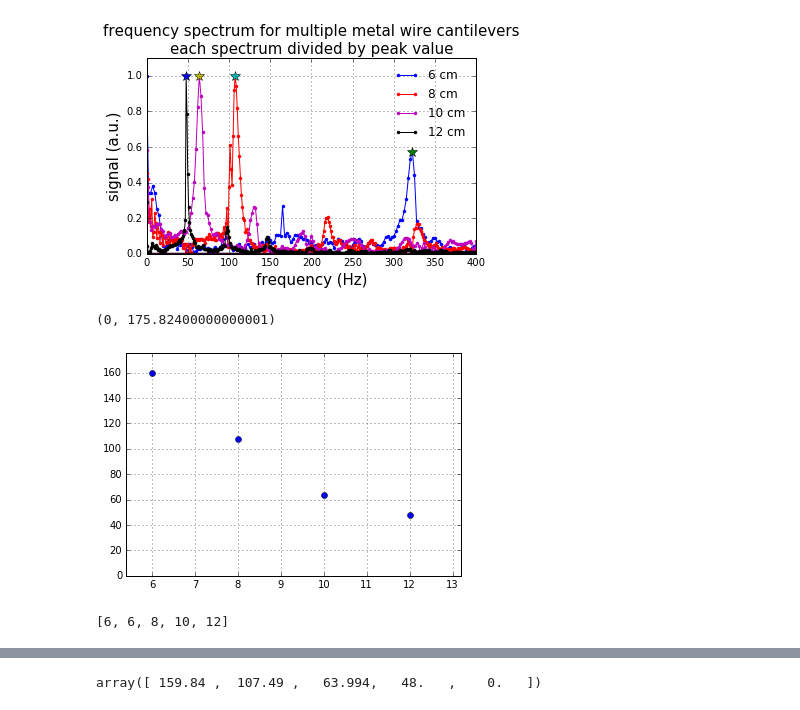
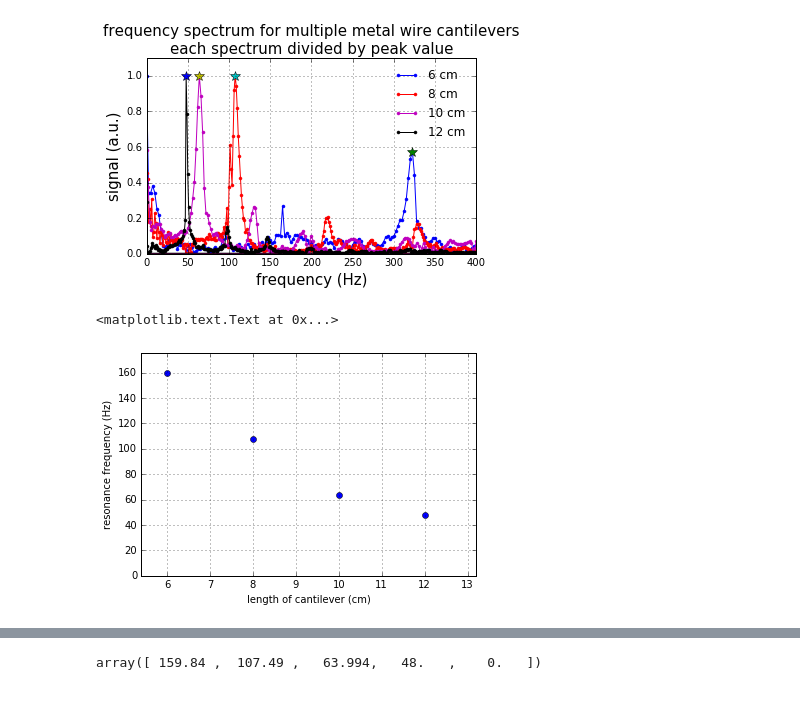
Before and after one commit to r31415smith/E-M_Griffiths, a Jupyter notebook: paper clip diving board_v2.ipynb, the cells around one changed output, grey strips where cells are left out. Saved outputs shown, nothing was run; the diff lists cells and outputs as text; code cells hidden in the pictures.

```diff
--- a/paper clip diving board_v2.ipynb
+++ b/paper clip diving board_v2.ipynb
@@ -197,19 +197,15 @@ plt.savefig('cantilever fft data.png',dpi=400)
 # %% [output]
 [figure]
 # %%
-resonance_freqs
 length_list = []
 for i in label_dict:
     length_list.append(label_dict[i])
 plt.plot(length_list[1:],resonance_freqs[1:],'o')
 plt.grid()
 plt.xlim([np.min(length_list[1:])*.9,np.max(length_list[1:])*1.1])
 plt.ylim([0,np.max(resonance_freqs[1:])*1.1])
+plt.xlabel('length of cantilever (cm)')
+plt.ylabel('resonance frequency (Hz)')
 # %% [output]
-(0, 175.82400000000001)
+<matplotlib.text.Text at 0x...>
-[figure, old version]
+[figure, new version]
-# %%
-
-length_list
-# %% [output]
-[6, 6, 8, 10, 12]
```
Also changed, not shown: parts of 5 cells of this notebook.
